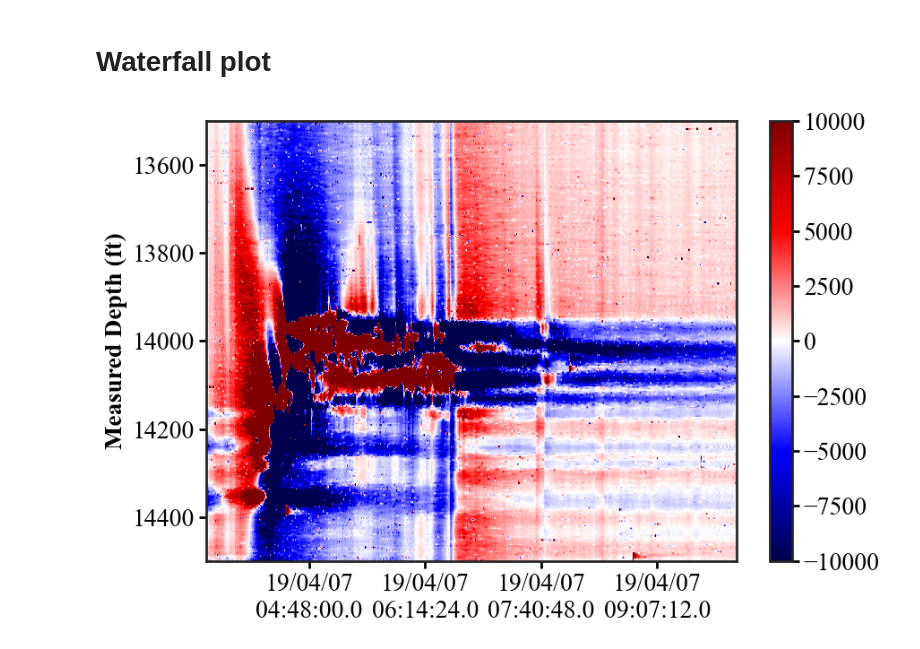
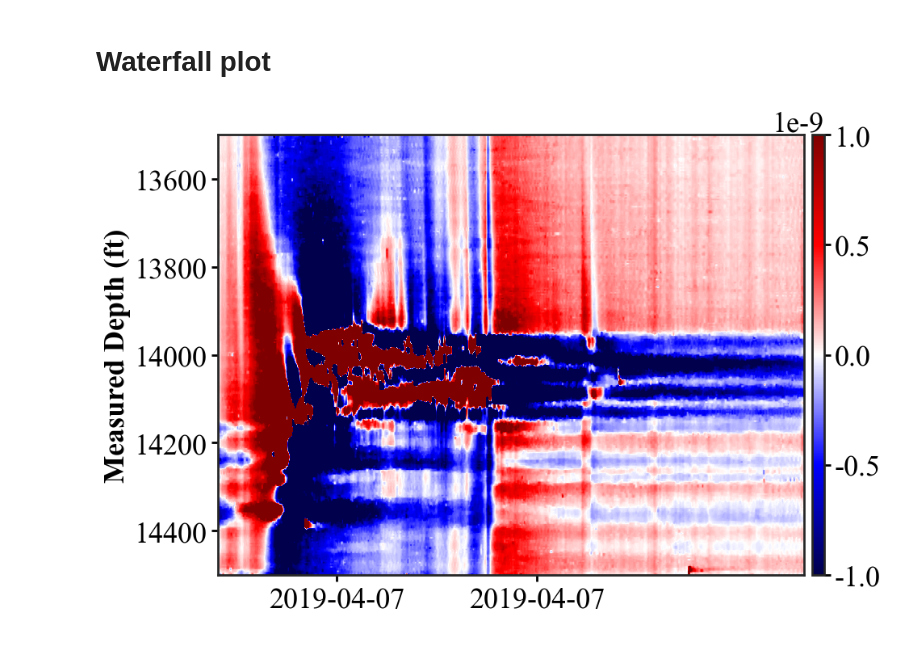
Before and after one commit to felix-mao-1516/plot-for-research-, a Jupyter notebook: HFTS2.ipynb, the cells around one changed output. Drawn from its saved outputs; the diff is of its cells as text; code cells hidden in the pictures.

```diff
--- a/HFTS2.ipynb
+++ b/HFTS2.ipynb
@@ -96,13 +98,12 @@ print(list(merged_data.keys()))
 ['Acquisition']
 # %%
 # Assign variables
-dstrain = (merged_data['Acquisition']['Raw[0]']['RawData'])
+pchange = (merged_data['Acquisition']['Raw[0]']['RawData'])
 # depth = (f1['depth'])
 time_relative = (merged_data['Acquisition']['Raw[0]']['RawDataTime'])
 
 # use panda package
-# print(pd.DataFrame(dstrain))
-print(pd.DataFrame(dstrain))
+print(pd.DataFrame(pchange))
 # print(pd.DataFrame(date_plot))
 # %% [output]
         0       1       2       3       4       5      6       7       8     \
@@ -284,10 +406,16 @@ rc = {'axes.facecolor':'white',
 #       'axes.grid' : False,
       'axes.edgecolor' : '0.15',
       'font.family':'Times New Roman',
-      'axes.labelsize': 20,         # X、Y 轴标题字体
+      'font.serif': ['Times New Roman', 'Times', 'STIXGeneral'],  # 备选
+
+      # —— 数学字体（$...$ 内）——
+      'mathtext.fontset': 'stix',     # 关键：让 μ、ε 等用 STIX（Times 风格）
+      'axes.unicode_minus': False,    # 让负号显示为正常的连字符
+
+      'axes.labelsize': 26,         # X、Y 轴标题字体
       'axes.labelweight': 'bold',   # X、Y 轴标题加粗
-      'xtick.labelsize': 20,        # X轴刻度文字
-      'ytick.labelsize': 20,        # Y轴刻度文字
+      'xtick.labelsize': 26,        # X轴刻度文字
+      'ytick.labelsize': 26,        # Y轴刻度文字
       'legend.fontsize': 20,       # 图例字体
 
       # 线宽与颜色顺序
@@ -308,31 +436,72 @@ rc = {'axes.facecolor':'white',
 # lack of font size
 plt.rcParams.update(rc)
 # %%
-
+from mpl_toolkits.axes_grid1 import make_axes_locatable
 # 画瀑布图（对接你的 Data2D_XT）
-cmap = plt.get_cmap('jet').copy()
-cmap.set_bad('white')  # NaN 分隔带显示白色
+# cmap = plt.get_cmap('jet').copy()
+# cmap.set_bad('white')  # NaN 分隔带显示白色
 DASdata = Data2D_XT.Data2D()
-DASdata.data = data_tsub                 # (N_ch, M_t)
+DASdata.data = data_clean                 # (N_ch, M_t)
 DASdata.taxis = t_sub                   # 仍然是“相对秒”
 DASdata.daxis = md_sub                  # 现在是 MD（ft），含 NaN 分隔也 OK
 DASdata.start_time = start_time       # 搭配 use_timestamp=True 才能显示绝对时间刻度
 
 #adjust the size
 
-fig, ax = plt.subplots(figsize=(9, 6))  # 宽 12 英寸，高 6 英寸
+fig, ax = plt.subplots(figsize=(9, 6), layout='constrained')  # 宽 12 英寸，高 6 英寸
 
 # DASdata.plot_waterfall(timescale='second',use_timestamp=True,timefmt = '%m/%d\n%H:%M:%S.{ms}')
-DASdata.plot_waterfall(timescale='second', use_timestamp=True, cmap=plt.get_cmap('seismic'), xtickN=5)
+DASdata.plot_waterfall(timescale='second', use_timestamp=True, cmap=plt.get_cmap('seismic'), xtickN=5, interpolation='antialiased')#interpolation='nearest' 或 'bilinear' #antialiased
 
 ax = plt.gca()
+im = ax.images[-1]
+im.set_norm(TwoSlopeNorm(vmin=-1e-9, vcenter=0, vmax=1e-9))  # 以 0 为中心
+divider = make_axes_locatable(ax)
+cax = divider.append_axes("right", size="2%",pad=0.1)  # 调整 3.5% 为你想要的宽度
+cbar = fig.colorbar(im,cax=cax, ax=ax) # pad 调整颜色条与图的距离pad 数值越大越远（相对于轴宽度的比例）
 
-plt.clim(-1e4, 1e4)
-plt.colorbar()
-plt.ylabel("Measured Depth (ft)")
-# plt.xlabel('Date')
-plt.tight_layout()
-# plt.savefig('waterfall_HFTS2_S6.png')
-plt.savefig('waterfall_HFTS2_S22.png')
+# cbar.set_label(r'Strain change, $\mu\varepsilon$', rotation=90, labelpad=10)
+# plt.clim(-1e-8, 1e-8)
+# cbar.set_ticks([-1e-9, -0.5e-9, 0, 0.5e-9, 1e-9])                 # 或 cbar.ax.yaxis.set_major_locator(FixedLocator([...]))
+# cbar.set_ticklabels([r'$-1$', r'$-0.5$', r'$0$', r'$0.5$', r'$1$'])
+
+
+ax.set_ylabel("Measured Depth (ft)", fontweight='bold')
+# ax.set_xlabel("Date",     fontweight='bold')
+
+#S6
+# # X 轴
+# ax.set_xticks([datetime.datetime(2019,4,1,19,00,00),datetime.datetime(2019,4,1,23,00,00)])                     # 位置（数据坐标）
+# ax.set_xticklabels(['2019-04-01','2019-04-01'])     # 文本（与上面位置一一对应）
+
+# ax.set_yticks([17400, 17600, 17800,18000])                     # 位置（数据坐标）
+# ax.set_yticklabels(['17400', '17600', '17800', '18000'])     # 文本（与上面位置一一对应）
+
+
+# S22
+ax.set_xticks([start_time + timedelta(minutes=80), datetime.datetime(2019,4,7,7,6,27)])                     # 位置（数据坐标）
+ax.set_xticklabels(['2019-04-07','2019-04-07'])     # 文本（与上面位置一一对应）
+ax.set_yticks([13600, 13800, 14000, 14200, 14400])                     # 位置（数据坐标）
+ax.set_yticklabels(['13600', '13800', '14000', '14200', '14400'])     # 文本（与上面位置一一对应）
+
+
+
+
+# 均匀间隔
+# ax.xaxis.set_major_locator(MultipleLocator(3600))     # 每 3600 秒一个大刻度
+# ax.yaxis.set_major_locator(MultipleLocator(5000))     # 每 2000 ft 一个大刻度
+
+# # 控制刻度文本格式（自定义函数）
+# ax.xaxis.set_major_formatter(FuncFormatter(lambda v, pos: f'{v/3600:.1f} h'))
+# ax.yaxis.set_major_formatter(FuncFormatter(lambda v, pos: f'{v:.0f}'))
+
+
+
+
+
+
+# plt.tight_layout()
+# plt.savefig('waterfall_HFTS2_S22_v2.png', dpi=600, bbox_inches='tight', pad_inches=0.05)
+# plt.savefig('waterfall_HFTS2_S22.png')
 # %% [output]
-[figure, old version]
+[figure, new version]
```
Also changed, not shown: parts of 11 cells of this notebook, 15 other files.
